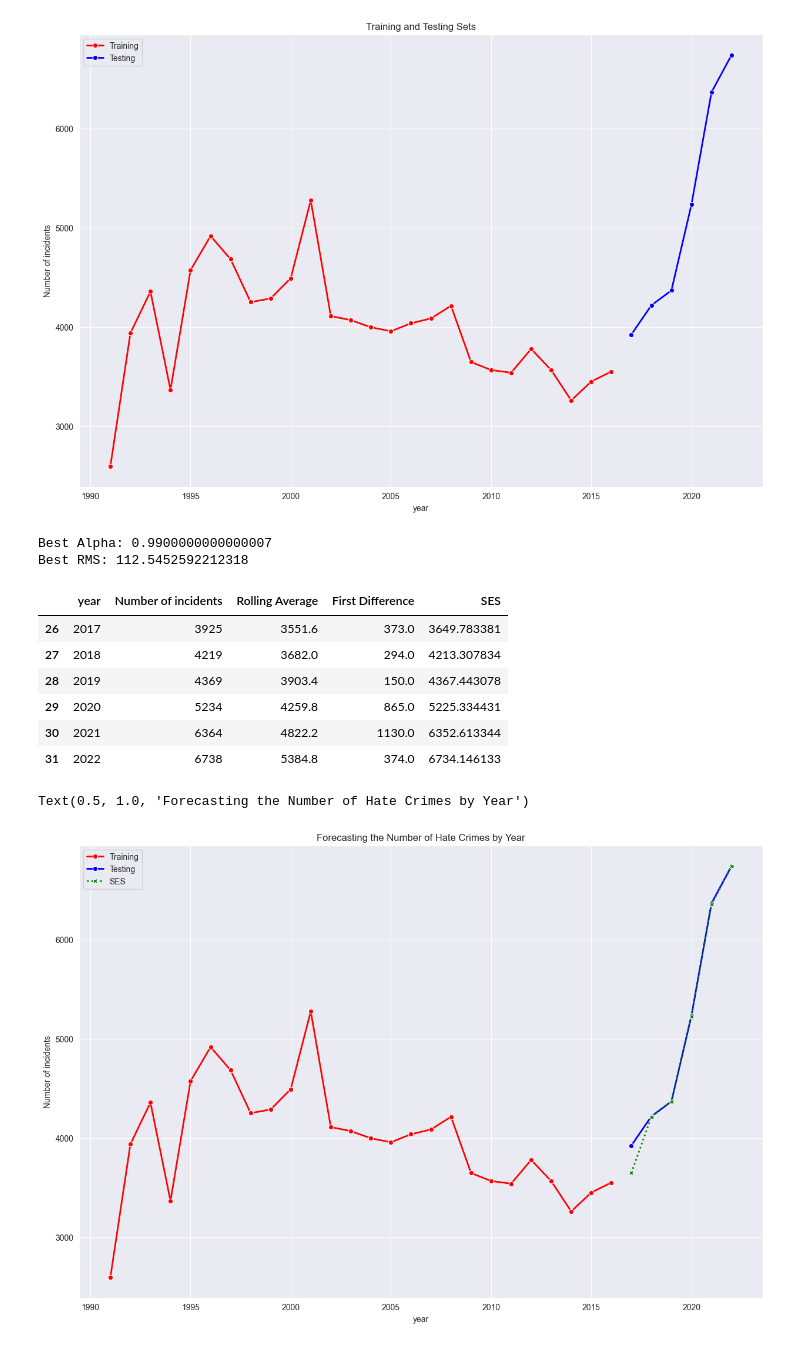
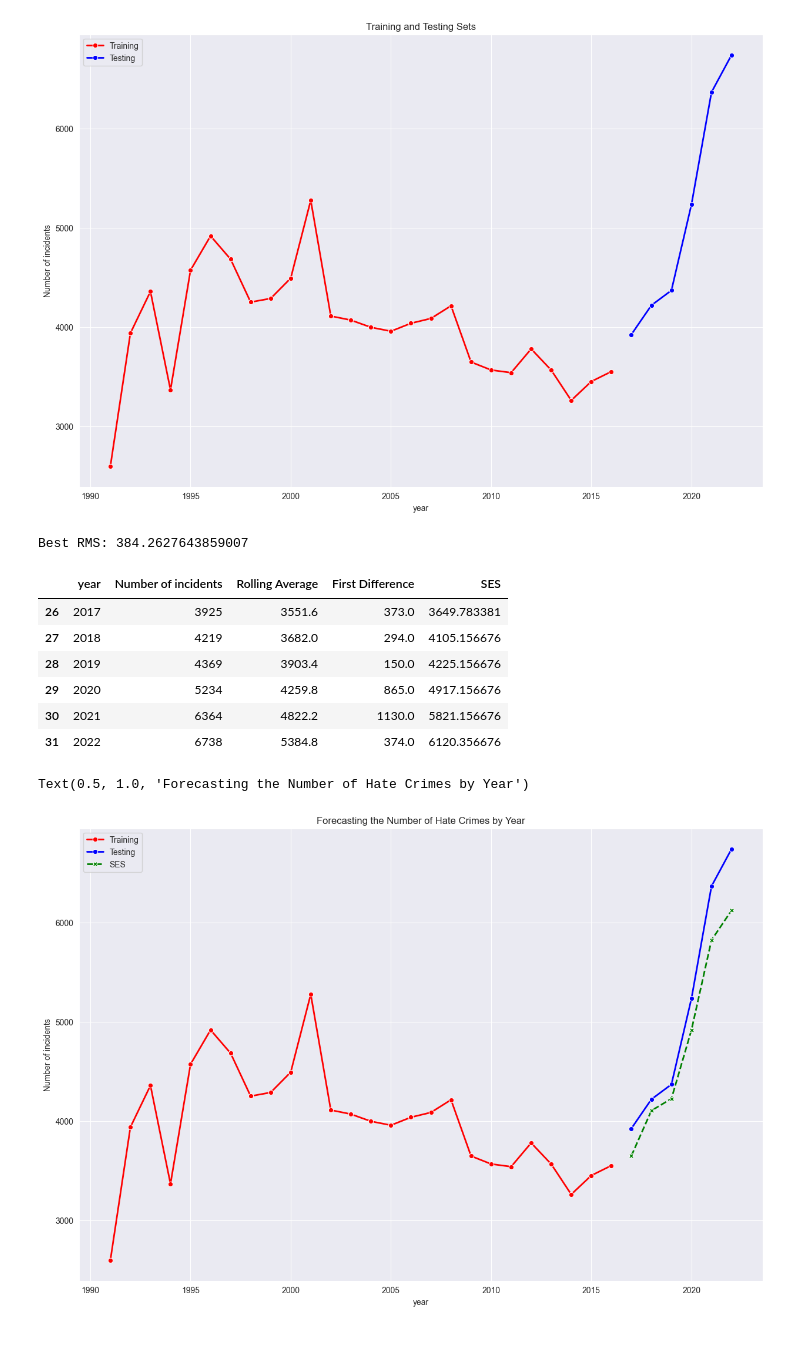
Before and after one commit to UWI-Zess/COMP6940-Project, a Jupyter notebook: models/forecasting_model.ipynb, the cells around one changed output. Drawn from its saved outputs; the diff is of its cells as text; code cells hidden in the pictures.

```diff
--- a/models/forecasting_model.ipynb
+++ b/models/forecasting_model.ipynb
@@ -4,7 +4,7 @@ import matplotlib.pyplot as plt
 import seaborn as sns
 # %%
 # Load the data
-data = pd.read_csv('cleaned_hate_crime_forecasting.csv')
+data = pd.read_csv('./data/cleaned_hate_crime_forecasting.csv')
 # %%
 data
 # %% [output]
@@ -417,6 +513,8 @@ data_year.describe()
 # %%
 from sklearn.metrics import mean_squared_error
 from math import sqrt
+
+aalpha = 0.8
 
 def find_best_alpha(train, test):
     max_alpha = 1
@@ -442,6 +540,19 @@ def find_best_alpha(train, test):
             best_y_hat_avg = y_hat_avg.copy()
         alpha += 0.01
     return best_alpha, best_y_hat_avg, best_rms
+# %%
+def get_forecast(train, test):
+    y_hat_avg = test.copy()
+    pred = []
+    ft = pd.DataFrame.ewm(train, span = 10).mean()['Number of incidents'].iloc[-1]
+    pred.append(ft)
+    for i in range(1,len(test['Number of incidents'])):
+        dt = test['Number of incidents'].iloc[i]
+        ft_plus_1 = aalpha*dt + (1-aalpha)*ft
+        pred.append(ft_plus_1)
+    y_hat_avg['SES'] = pd.Series(pred).values
+    rms = sqrt(mean_squared_error(test['Number of incidents'], y_hat_avg.SES))
+    return y_hat_avg, rms
 # %%
 # Split the data into training and testing sets
 train = data_year[data_year['year'] < 2017]
@@ -457,33 +568,33 @@ Text(0.5, 1.0, 'Training and Testing Sets')
 [figure]
 # %%
 # Find the best alpha value
-best_alpha, best_y_hat_avg, best_rms = find_best_alpha(train, test)
+#best_alpha, best_y_hat_avg, best_rms = find_best_alpha(train, test)
+
+best_y_hat_avg, best_rms = get_forecast(train, test)
 # %%
-print('Best Alpha:', best_alpha)
 print('Best RMS:', best_rms)
 # %% [output]
-Best Alpha: 0.9900000000000007
-Best RMS: 112.5452592212318
+Best RMS: 384.2627643859007
 # %%
 best_y_hat_avg
 # %% [output]
 |  | year | Number of incidents | Rolling Average | First Difference | SES |
 | 26 | 2017 | 3925 | 3551.6 | 373.0 | 3649.783381 |
-| 27 | 2018 | 4219 | 3682.0 | 294.0 | 4213.307834 |
-| 28 | 2019 | 4369 | 3903.4 | 150.0 | 4367.443078 |
-| 29 | 2020 | 5234 | 4259.8 | 865.0 | 5225.334431 |
-| 30 | 2021 | 6364 | 4822.2 | 1130.0 | 6352.613344 |
-| 31 | 2022 | 6738 | 5384.8 | 374.0 | 6734.146133 |
+| 27 | 2018 | 4219 | 3682.0 | 294.0 | 4105.156676 |
+| 28 | 2019 | 4369 | 3903.4 | 150.0 | 4225.156676 |
+| 29 | 2020 | 5234 | 4259.8 | 865.0 | 4917.156676 |
+| 30 | 2021 | 6364 | 4822.2 | 1130.0 | 5821.156676 |
+| 31 | 2022 | 6738 | 5384.8 | 374.0 | 6120.356676 |
 # %%
 # plot the best alpha value
 plt.figure(figsize=(15, 10))
 sns.lineplot(data=train, x='year', y='Number of incidents', linewidth=2, marker='o', color='red', label='Training')
 sns.lineplot(data=test, x='year', y='Number of incidents', linewidth=2, marker='o', color='blue', label='Testing')
-sns.lineplot(data=best_y_hat_avg, x='year', y='SES', linewidth=2, marker='X', color='green', label='SES', linestyle='dotted')
+sns.lineplot(data=best_y_hat_avg, x='year', y='SES', linewidth=2, marker='X', color='green', label='SES', linestyle='dashed')
 plt.title('Forecasting the Number of Hate Crimes by Year')
 # %% [output]
 Text(0.5, 1.0, 'Forecasting the Number of Hate Crimes by Year')
-[figure, old version]
+[figure, new version]
 # %%
 def predict_hate_crimes(year):
     pred = []
```
Also changed, not shown: parts of 22 cells of this notebook, 6 other files.
